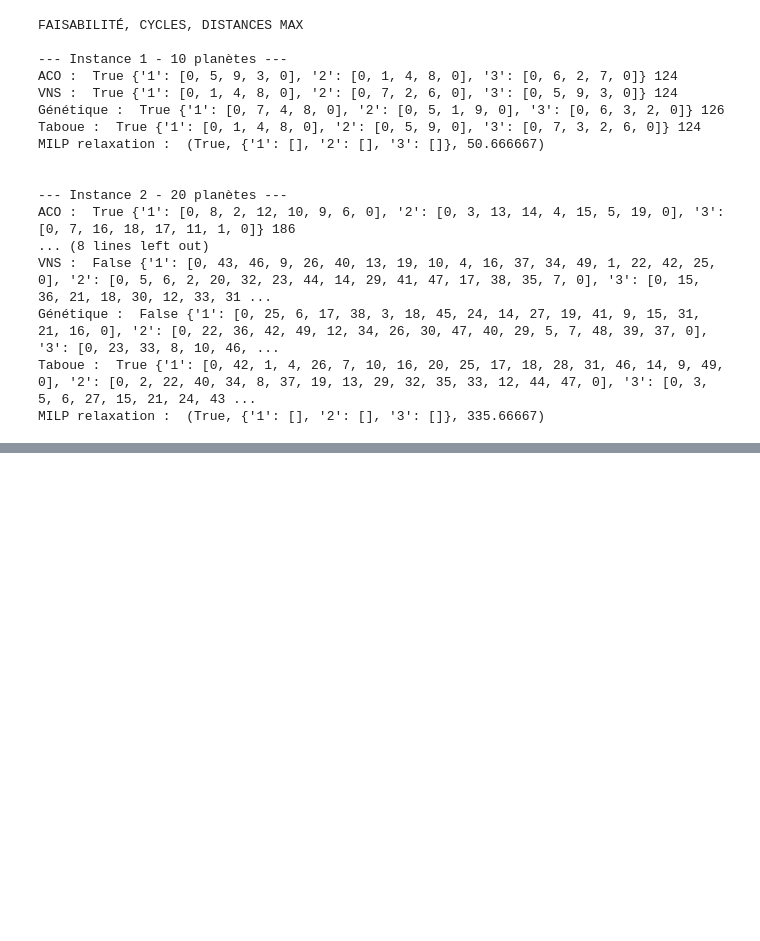
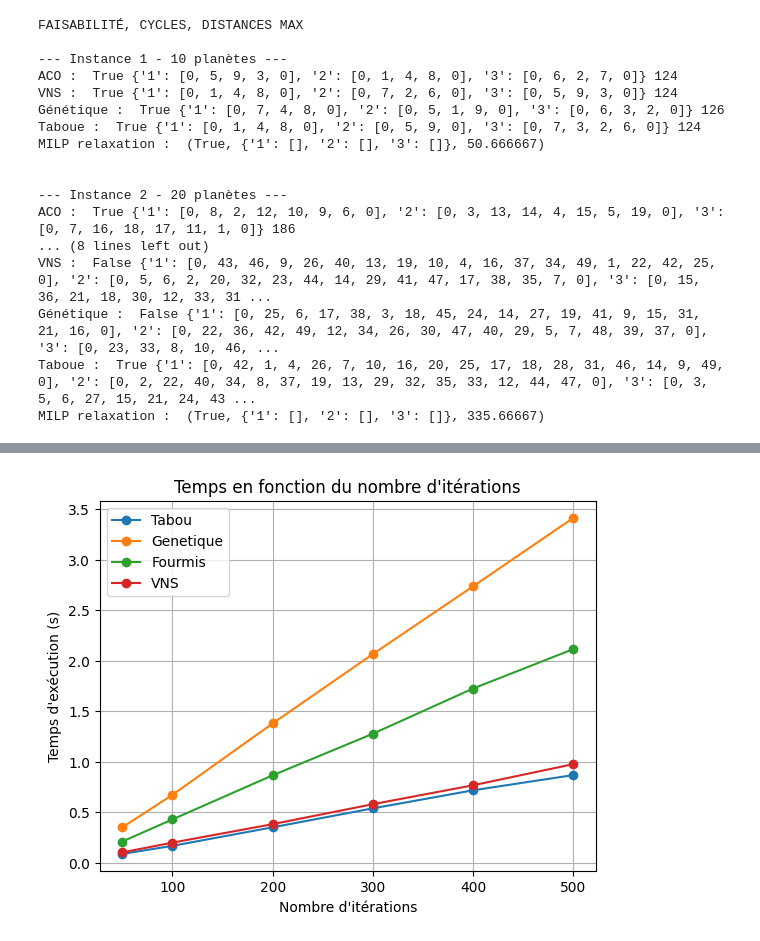
Before and after one commit to Maxx-ld/Recherche_Operationelle, a Jupyter notebook: Livrable.ipynb, the cells around one changed output, grey strips where cells are left out. Cells and saved outputs as stored; diff of their text form; code cells hidden in the pictures; blank space fills up the shorter version.

```diff
--- a/Livrable.ipynb
+++ b/Livrable.ipynb
@@ -1309,0 +1529,13 @@ MILP relaxation :  (True, {'1': [], '2': [], '3': []}, 335.66667)
+# %%
+iters = [50, 100, 200, 300, 400, 500]
+
+plot_temps_vs_iterations(
+    algos,
+    P1, R1,
+    K=3,
+    R_MAX=15,
+    iters=iters,
+    repetitions=5
+)
+# %% [output]
+[figure, added]
```
Also changed, not shown: parts of 14 cells of this notebook.
